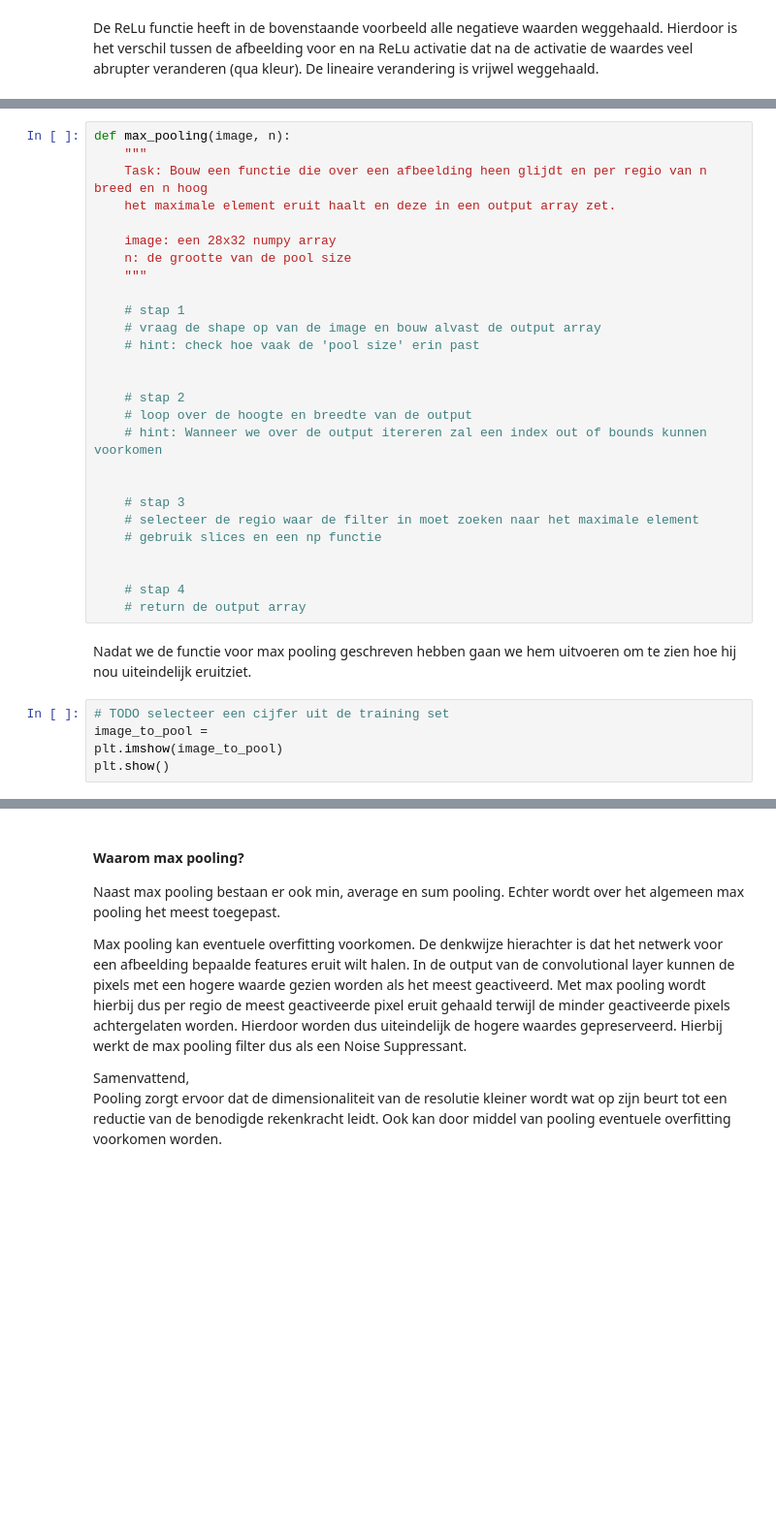
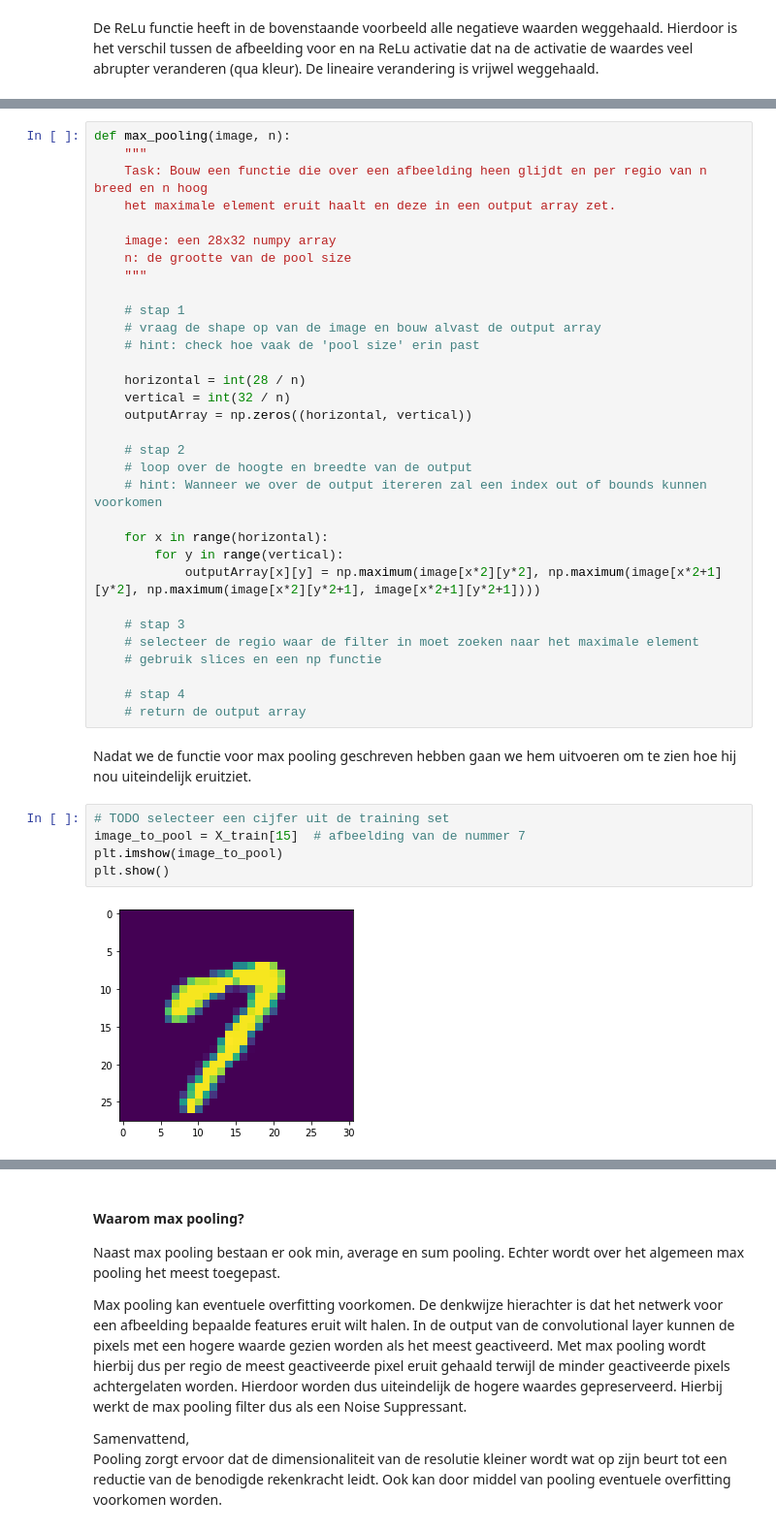
Before and after one commit to Kerbusch/vision2022, a Jupyter notebook: visionOpdracht5/2-CNN-layers_explained.ipynb, the cells around one changed output, grey strips where cells are left out. Shown at 97% size. Cells and saved outputs as stored; diff of their text form; blank space fills up the shorter version.

```diff
--- a/visionOpdracht5/2-CNN-layers_explained.ipynb
+++ b/visionOpdracht5/2-CNN-layers_explained.ipynb
@@ -264,25 +267,32 @@ def max_pooling(image, n):
     # vraag de shape op van de image en bouw alvast de output array
     # hint: check hoe vaak de 'pool size' erin past
 
+    horizontal = int(28 / n)
+    vertical = int(32 / n)
+    outputArray = np.zeros((horizontal, vertical))
 
     # stap 2
     # loop over de hoogte en breedte van de output
     # hint: Wanneer we over de output itereren zal een index out of bounds kunnen voorkomen
 
+    for x in range(horizontal):
+        for y in range(vertical):
+            outputArray[x][y] = np.maximum(image[x*2][y*2], np.maximum(image[x*2+1][y*2], np.maximum(image[x*2][y*2+1], image[x*2+1][y*2+1])))
 
     # stap 3
     # selecteer de regio waar de filter in moet zoeken naar het maximale element
     # gebruik slices en een np functie
 
-
     # stap 4
     # return de output array
 # %% [markdown]
 Nadat we de functie voor max pooling geschreven hebben gaan we hem uitvoeren om te zien hoe hij nou uiteindelijk eruitziet.
 # %%
 # TODO selecteer een cijfer uit de training set
-image_to_pool =
+image_to_pool = X_train[15]  # afbeelding van de nummer 7
 plt.imshow(image_to_pool)
 plt.show()
+# %% [output]
+[figure, added]
 # %%
 # TODO voer de pooling functie uit over de afbeelding met een n = 2
```
Also changed, not shown: parts of 2 cells of this notebook, 3 other files.
